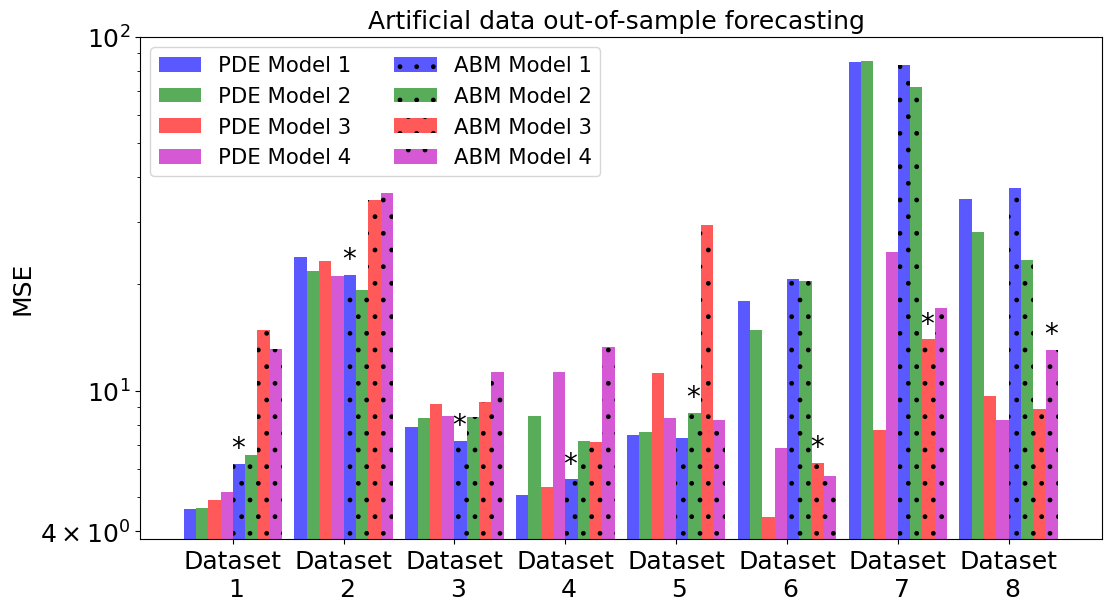
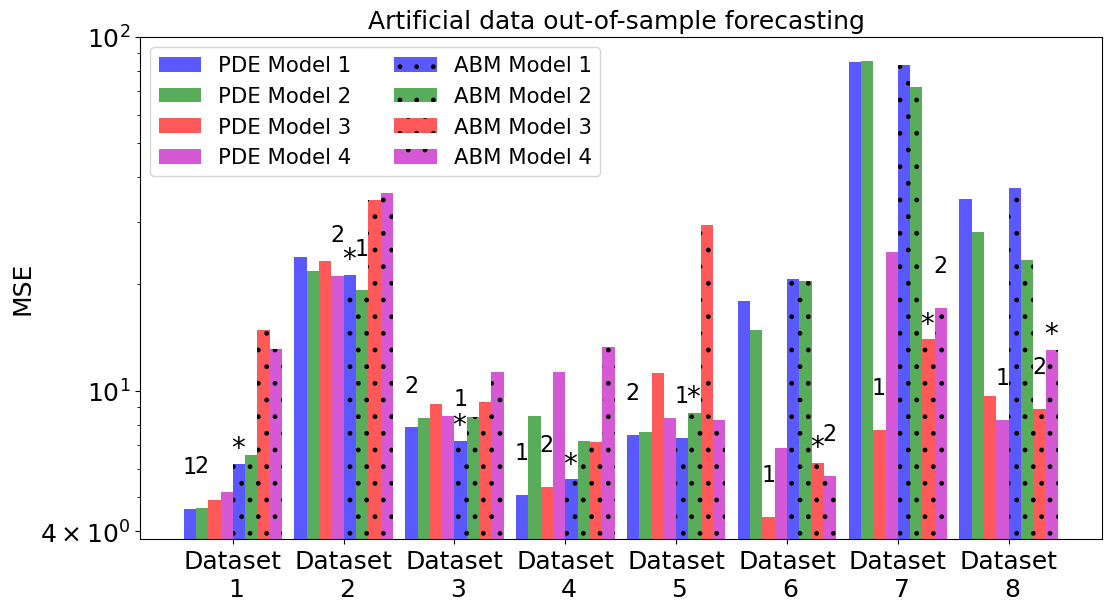
The change to this notebook cell's code, shown as a diff; its figure went from the first image to the second:
--- before
+++ after
@@ -8,4 +8,8 @@
 formatted_parameter_names = {"rm_rp":"Model 1","rm_pint_rp":"Model 2","rm_rp_a0_a1":"Model 3","rm_pint_rp_a0_a1":"Model 4"}
 true_model_indices = [0,0,0,0,1,2,2,3]
+best_model_indices_mean = [0,5,4,0,4,2,2,3]
+second_best_model_indices_mean = [1, 3, 0, 2, 0, 7, 7, 6]
+best_model_indices_map        = [6, 4, 0, 0, 5, 2, 7, 3]
+second_best_model_indices_map = [3, 2, 7, 4, 2, 3, 6, 6]
 
 num_models = len(parameter_names_list)
@@ -57,5 +61,5 @@
                 model_prediction = mat[f"{estimate_type}_prediction"]
                 if model_type == "ABM":
-                    model_prediction = convert_model_to_data_shape(np.mean(model_prediction,axis=0),x_m)
+                    model_prediction = convert_model_to_data_shape(np.mean(model_prediction,axis=0))
 
                 #Compute MSE on final timepoint
@@ -82,4 +86,11 @@
                  PDE_MSEs,width=1,color=list(colors),alpha=0.65,label=labels_PDE,log=True)
 
+        if estimate_type == "mean":
+            best_model_indices = best_model_indices_mean
+            second_best_model_indices = second_best_model_indices_mean
+        elif estimate_type == "MAP":
+            best_model_indices = best_model_indices_map
+            second_best_model_indices = second_best_model_indices_map
+        
         #Add annotations for true model
         annot_x = 9*count+4+true_model_indices[count] - 0.4
@@ -88,4 +99,22 @@
         axes.annotate("*",xy=annot_xy,fontsize=20)
 
+        #Add annotations for best model
+        annot_x = 9*count+best_model_indices[count] - 0.4
+        try:
+            annot_y = 1.05 * PDE_MSEs[best_model_indices[count]]
+        except:
+            annot_y = 1.05 * ABM_MSEs[best_model_indices[count]-4]
+        annot_xy = (annot_x-0.2 ,annot_y*1.20)
+        axes.annotate("1",xy=annot_xy,fontsize=16)
+        
+        #Add annotations for second best model
+        annot_x = 9*count+second_best_model_indices[count] - 0.4
+        try:
+            annot_y = 1.05 * PDE_MSEs[second_best_model_indices[count]]
+        except:
+            annot_y = 1.05 * ABM_MSEs[second_best_model_indices[count]-4]
+        annot_xy = (annot_x-0.2 ,annot_y*1.20)
+        axes.annotate("2",xy=annot_xy,fontsize=16)
+        
         #bar plot for PDE vals        
         axes.bar(np.arange(9*count+num_models,9*count+2*num_models),

Commit: Updating READMEs